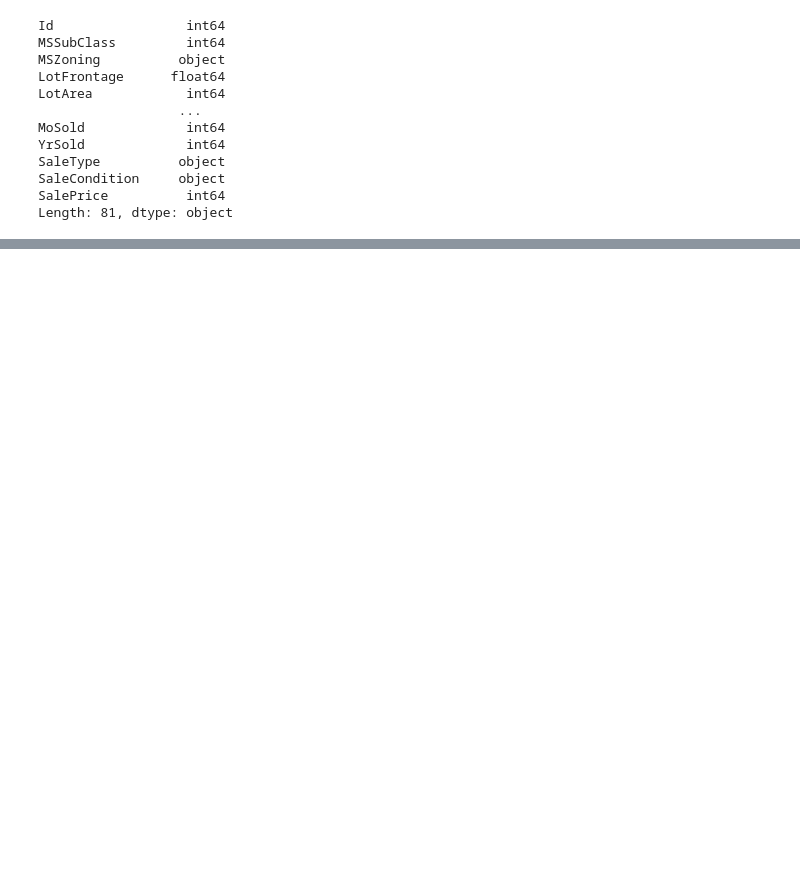
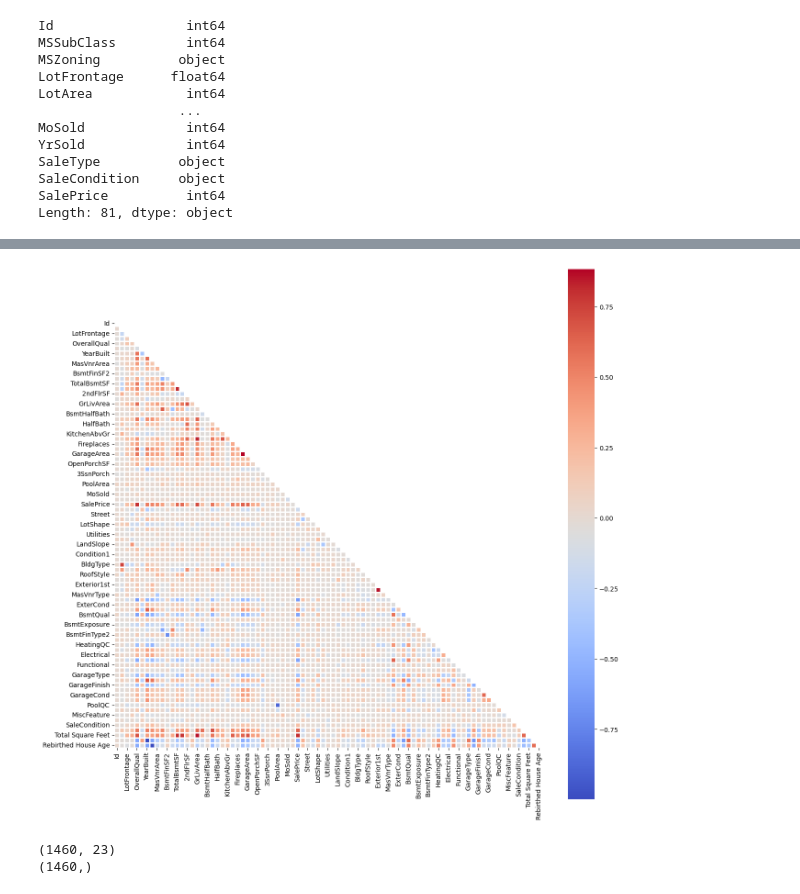
Before and after one commit to GJlonely1/Kaggle-House-Prices-Prediction-Model-, a Jupyter notebook: house-prices-advanced-regression-techniques/House_Price_Prediction_Model.ipynb, the cells around one changed output, grey strips where cells are left out. Cells and saved outputs as stored; diff of their text form; code cells hidden in the pictures; blank space fills up the shorter version.

Commit message:
Correlation Matrix and Heatmap + Filtering of Independent Variables

```diff
--- a/house-prices-advanced-regression-techniques/House_Price_Prediction_Model.ipynb
+++ b/house-prices-advanced-regression-techniques/House_Price_Prediction_Model.ipynb
@@ -423,0 +425,9 @@ print (y.shape)
+# %%
+filled_data = pd.concat([numeric_data, categorical_data], axis=1)
+print (filled_data.columns)
+filled_data['Total Bathrooms'] = filled_data['FullBath'] + 0.5 * filled_data['HalfBath'] + filled_data['BsmtFullBath'] + 0.5 * filled_data['BsmtHalfBath']
+filled_data['Total Square Feet'] = filled_data['TotalBsmtSF'] + filled_data['GrLivArea'] + filled_data['GarageArea'] + filled_data['WoodDeckSF'] + filled_data['OpenPorchSF'] + filled_data['EnclosedPorch'] + filled_data['3SsnPorch'] + filled_data['ScreenPorch'] + filled_data['PoolArea']
+filled_data['Overall House Age'] = (df['YrSold']) - (df['YearBuilt'])
+filled_data['Rebirthed House Age'] = (df['YrSold']) - (df['YearRemodAdd'])
+filled_data
+# filled_data['Total Bathrooms']
@@ -423,0 +466,7 @@ print (y.shape)
+# %%
+# Set Display Options to show all rows and columns
+pd.set_option('display.max_rows', 100)
+pd.set_option('display.max_columns', 100)
+
+correlation_matrix = filled_data.corr(method='pearson', numeric_only = True)
+correlation_matrix
@@ -423,0 +491,28 @@ print (y.shape)
+# %%
+# Create a Mask to filter out top half of correlation matrix
+mask = np.zeros_like(correlation_matrix, dtype=bool)
+mask[np.triu_indices_from(mask)] = True
+
+plt.figure(figsize=(15, 15))
+sns.heatmap(correlation_matrix, annot=False, cmap='coolwarm', square=True, mask=mask, linewidths=1.0)
+
+plt.show()
+# %% [output]
+[figure, added]
+# %%
+y = filled_data['SalePrice']
+X = filled_data[[
+       'OverallQual', 'YearBuilt', 'YearRemodAdd',
+       'MasVnrArea', 'ExterQual', 'Foundation', 'BsmtQual',
+       'TotalBsmtSF',
+       'HeatingQC',  '1stFlrSF',
+       'GrLivArea',
+       'KitchenQual',
+       'TotRmsAbvGrd', 'Fireplaces',
+       'GarageYrBlt', 'GarageFinish', 'GarageCars', 'GarageArea', 'GarageType',
+       'Total Bathrooms', 'Overall House Age', 'Rebirthed House Age', 'Total Square Feet']]
+print (X.shape)
+print (y.shape)
+# %% [output]
+(1460, 23)
+(1460,)
```
Also changed, not shown: parts of 11 cells of this notebook.
